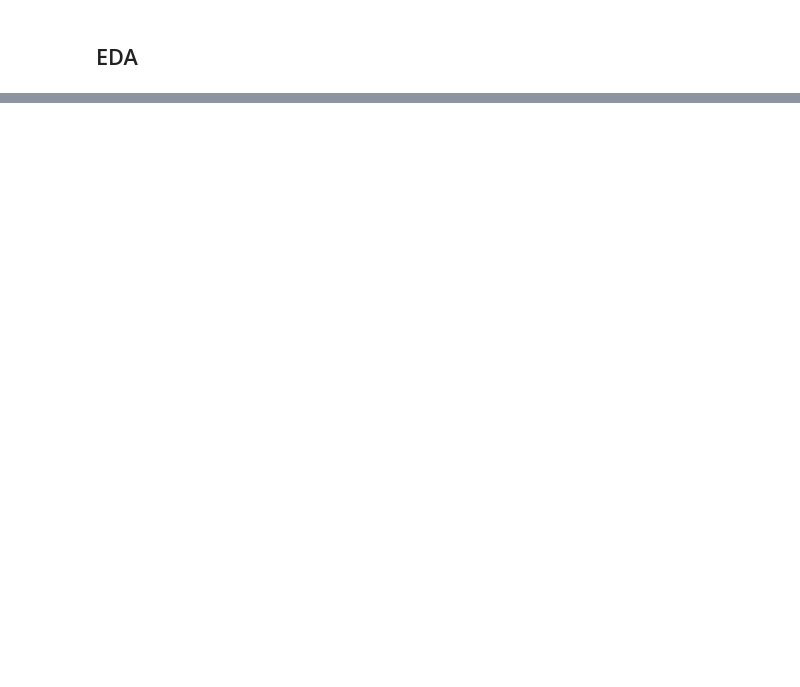
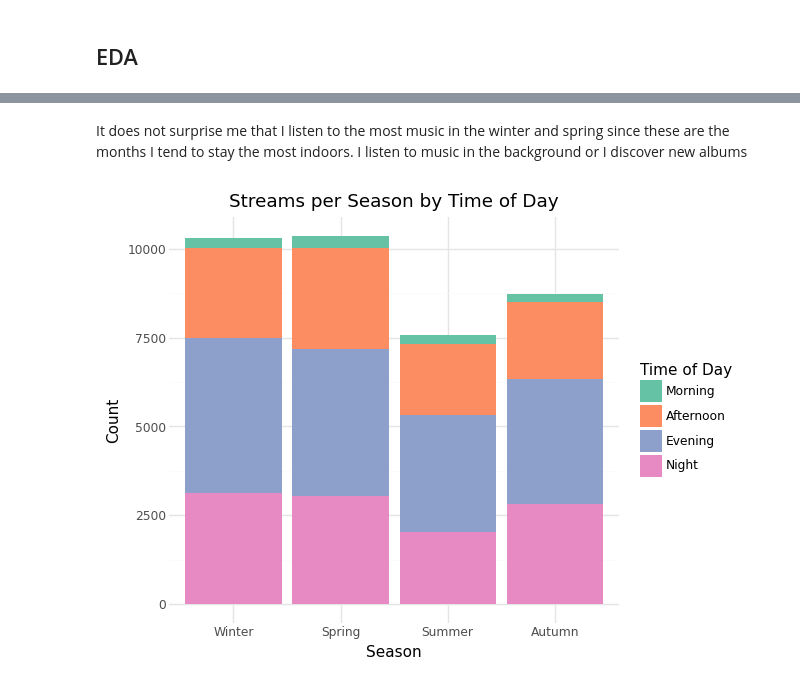
Before and after one commit to ab1608/Spotify_ML_Demo, a Jupyter notebook: notebooks/01_explore.ipynb, the cells around one changed output, grey strips where cells are left out. Drawn from its saved outputs; the diff is of its cells as text; code cells hidden in the pictures; blank space fills up the shorter version.

```diff
--- a/notebooks/01_explore.ipynb
+++ b/notebooks/01_explore.ipynb
@@ -80,0 +16,18 @@ enriched_streams = enriched_streams.dropna(subset=["energy"]).drop(
+# %%
+enriched_streams = db.query("SELECT * FROM enriched_streams ORDER BY [timestamp]").df()
+original_shape = enriched_streams.shape
+# For how long did I listen to each media?
+enriched_streams = enriched_streams.assign(
+    time_played=enriched_streams["timestamp"].diff().shift(-1)
+)
+# COnvert time_played to seconds
+enriched_streams["time_played"] = enriched_streams["time_played"].dt.total_seconds()
+# Let's drop columns related to audiobooks and podcasts
+podcast_audiobook_columns = [
+    col for col in enriched_streams.columns if "episode" in col or "audiobook" in col
+]
+enriched_streams = enriched_streams.drop(columns=podcast_audiobook_columns)
+
+# Let's look at only songs with audio features
+# To keep it simple, we can use `dancability` as a proxy for songs with audio features
+enriched_streams = enriched_streams.loc[enriched_streams["danceability"].notna()]
@@ -82,0 +139,6 @@ enriched_streams = enriched_streams.dropna(subset=["energy"]).drop(
+# %% [markdown]
+It does not surprise me that I listen to the most music in the winter and spring since these are the months I tend to stay the most indoors. I listen to music in the background or I discover new albums
+# %%
+p2.draw()
+# %% [output]
+[figure, added]
```
Also changed, not shown: parts of 22 cells of this notebook, 3 other files.
